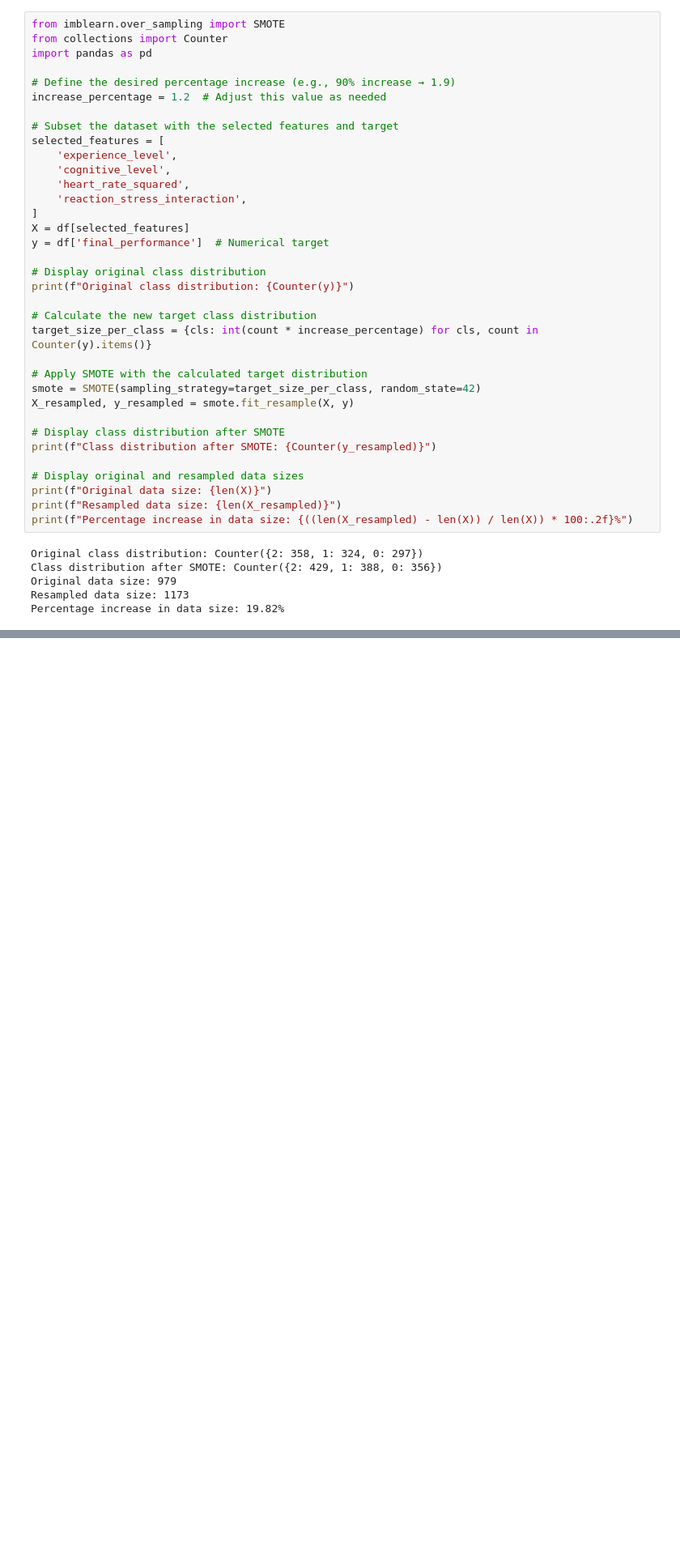
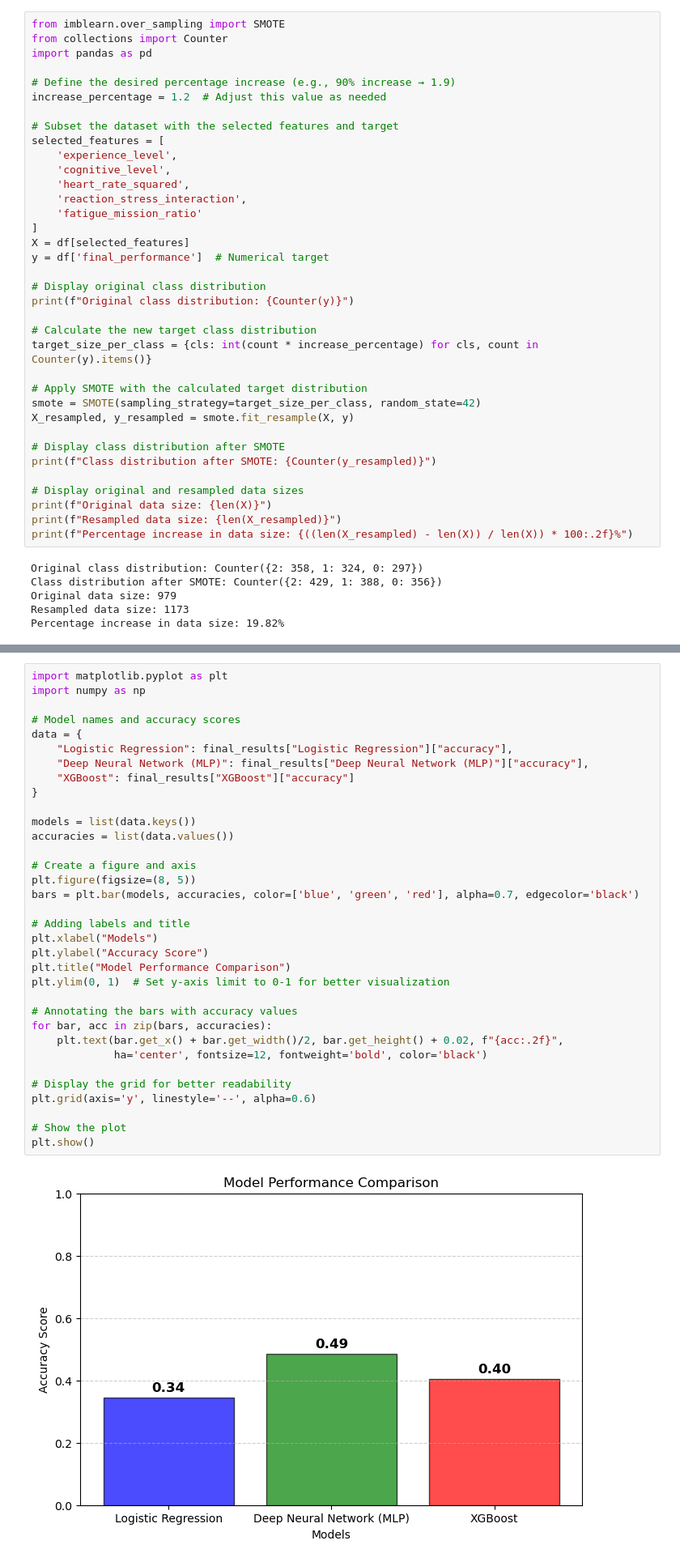
Before and after one commit to irdinaaase/human_fighter_pilot, a Jupyter notebook: chi_square_feature_selection/pilot_jet_fighter_diff_feature_engineering_2.ipynb, the cells around one changed output, grey strips where cells are left out. Shown at 81% size. Cells and saved outputs as stored; diff of their text form; blank space fills up the shorter version.

```diff
--- a/chi_square_feature_selection/pilot_jet_fighter_diff_feature_engineering_2.ipynb
+++ b/chi_square_feature_selection/pilot_jet_fighter_diff_feature_engineering_2.ipynb
@@ -122,6 +122,7 @@ selected_features = [
     'cognitive_level',
     'heart_rate_squared',
     'reaction_stress_interaction',
+    'fatigue_mission_ratio'
 ]
 X = df[selected_features]
 y = df['final_performance']  # Numerical target
@@ -258,0 +260,36 @@ Best Model Parameters: {'objective': 'multi:softprob', 'use_label_encoder': True
+# %%
+import matplotlib.pyplot as plt
+import numpy as np
+
+# Model names and accuracy scores
+data = {
+    "Logistic Regression": final_results["Logistic Regression"]["accuracy"],
+    "Deep Neural Network (MLP)": final_results["Deep Neural Network (MLP)"]["accuracy"],
+    "XGBoost": final_results["XGBoost"]["accuracy"]
+}
+
+models = list(data.keys())
+accuracies = list(data.values())
+
+# Create a figure and axis
+plt.figure(figsize=(8, 5))
+bars = plt.bar(models, accuracies, color=['blue', 'green', 'red'], alpha=0.7, edgecolor='black')
+
+# Adding labels and title
+plt.xlabel("Models")
+plt.ylabel("Accuracy Score")
+plt.title("Model Performance Comparison")
+plt.ylim(0, 1)  # Set y-axis limit to 0-1 for better visualization
+
+# Annotating the bars with accuracy values
+for bar, acc in zip(bars, accuracies):
+    plt.text(bar.get_x() + bar.get_width()/2, bar.get_height() + 0.02, f"{acc:.2f}",
+             ha='center', fontsize=12, fontweight='bold', color='black')
+
+# Display the grid for better readability
+plt.grid(axis='y', linestyle='--', alpha=0.6)
+
+# Show the plot
+plt.show()
+# %% [output]
+[figure, added]
```
Also changed, not shown: parts of 1 cell of this notebook.
